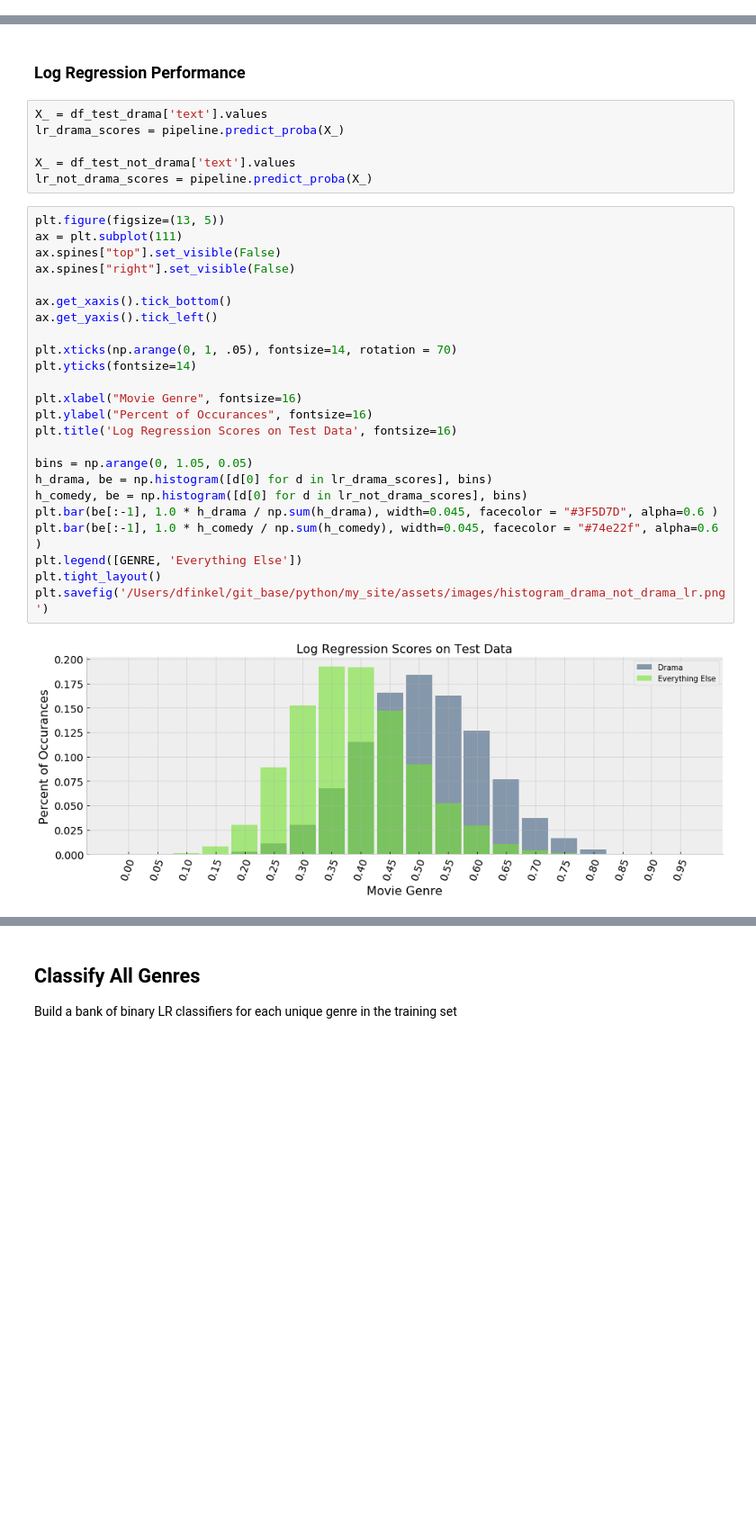
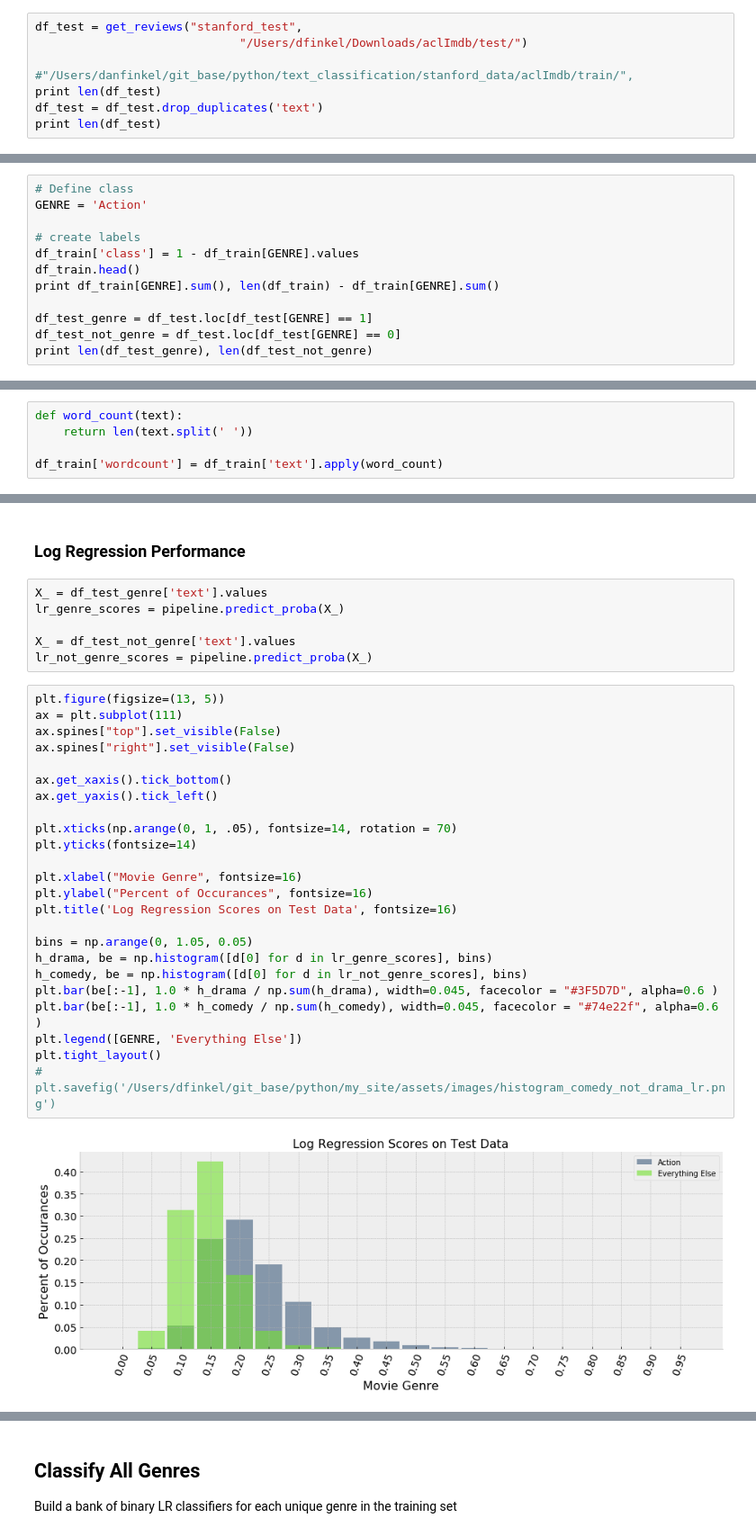
Before and after one commit to danfinkel/python, a Jupyter notebook: text_classification/classify_and_predict_genre-v2.ipynb, the cells around one changed output, grey strips where cells are left out. Shown at 90% size. Saved outputs shown, nothing was run; the diff lists cells and outputs as text; blank space fills up the shorter version.

Commit message:
updates to blog post on imdb classification

```diff
--- a/text_classification/classify_and_predict_genre-v2.ipynb
+++ b/text_classification/classify_and_predict_genre-v2.ipynb
@@ -169,0 +133,7 @@ print len(df_train)
+# %%
+df_test = get_reviews("stanford_test",
+                             "/Users/dfinkel/Downloads/aclImdb/test/")
+                             #"/Users/danfinkel/git_base/python/text_classification/stanford_data/aclImdb/train/",
+print len(df_test)
+df_test = df_test.drop_duplicates('text')
+print len(df_test)
@@ -169,0 +143,12 @@ print len(df_train)
+# %%
+# Define class
+GENRE = 'Action'
+
+# create labels
+df_train['class'] = 1 - df_train[GENRE].values
+df_train.head()
+print df_train[GENRE].sum(), len(df_train) - df_train[GENRE].sum()
+
+df_test_genre = df_test.loc[df_test[GENRE] == 1]
+df_test_not_genre = df_test.loc[df_test[GENRE] == 0]
+print len(df_test_genre), len(df_test_not_genre)
@@ -170,3 +158,8 @@ print len(df_train)
+# %%
+def word_count(text):
+    return len(text.split(' '))
+
+df_train['wordcount'] = df_train['text'].apply(word_count)
 # %% [markdown]
 ## Prep for Classification (Keras / TensorFlow DCNN)
 # %%
@@ -644,37 +633,37 @@ plt.savefig('/Users/danfinkel/git_base/python/my_site/assets/images/roc_drama_co
 # %% [markdown]
 ### Log Regression Performance
 # %%
-X_ = df_test_drama['text'].values
-lr_drama_scores = pipeline.predict_proba(X_)
+X_ = df_test_genre['text'].values
+lr_genre_scores = pipeline.predict_proba(X_)
 
-X_ = df_test_not_drama['text'].values
-lr_not_drama_scores = pipeline.predict_proba(X_)
+X_ = df_test_not_genre['text'].values
+lr_not_genre_scores = pipeline.predict_proba(X_)
 # %%
 plt.figure(figsize=(13, 5))
 ax = plt.subplot(111)
 ax.spines["top"].set_visible(False)
 ax.spines["right"].set_visible(False)
 
 ax.get_xaxis().tick_bottom()
 ax.get_yaxis().tick_left()
 
 plt.xticks(np.arange(0, 1, .05), fontsize=14, rotation = 70)
 plt.yticks(fontsize=14)
 
 plt.xlabel("Movie Genre", fontsize=16)
 plt.ylabel("Percent of Occurances", fontsize=16)
 plt.title('Log Regression Scores on Test Data', fontsize=16)
 
 bins = np.arange(0, 1.05, 0.05)
-h_drama, be = np.histogram([d[0] for d in lr_drama_scores], bins)
-h_comedy, be = np.histogram([d[0] for d in lr_not_drama_scores], bins)
+h_drama, be = np.histogram([d[0] for d in lr_genre_scores], bins)
+h_comedy, be = np.histogram([d[0] for d in lr_not_genre_scores], bins)
 plt.bar(be[:-1], 1.0 * h_drama / np.sum(h_drama), width=0.045, facecolor = "#3F5D7D", alpha=0.6 )
 plt.bar(be[:-1], 1.0 * h_comedy / np.sum(h_comedy), width=0.045, facecolor = "#74e22f", alpha=0.6 )
 plt.legend([GENRE, 'Everything Else'])
 plt.tight_layout()
-plt.savefig('/Users/dfinkel/git_base/python/my_site/assets/images/histogram_drama_not_drama_lr.png')
+# plt.savefig('/Users/dfinkel/git_base/python/my_site/assets/images/histogram_comedy_not_drama_lr.png')
 # %% [output]
-[figure, old version]
+[figure, new version]
 # %%
 def roc_values(p1, p2):
     """
```
Also changed, not shown: parts of 40 cells of this notebook, 34 other files.
